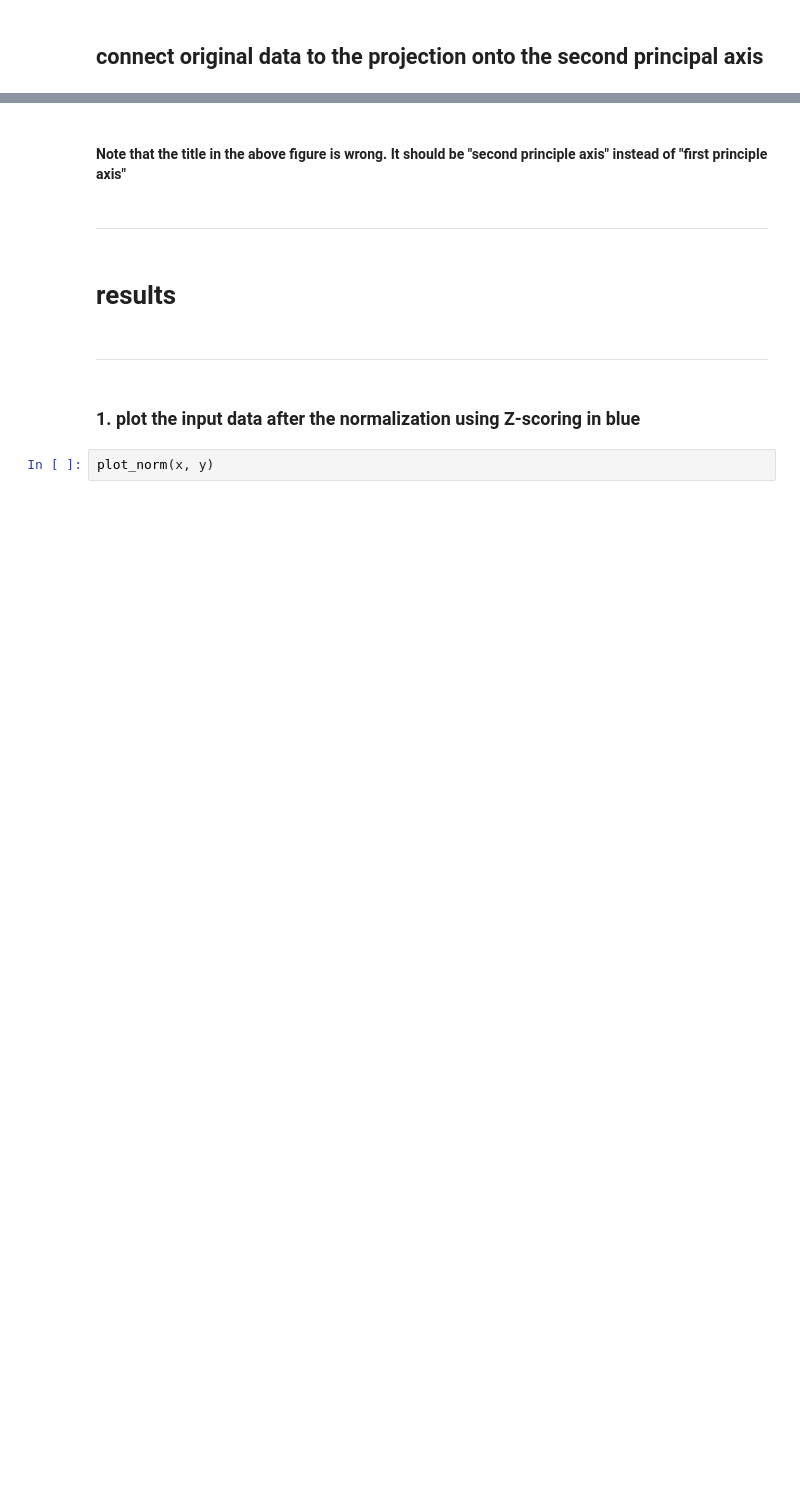
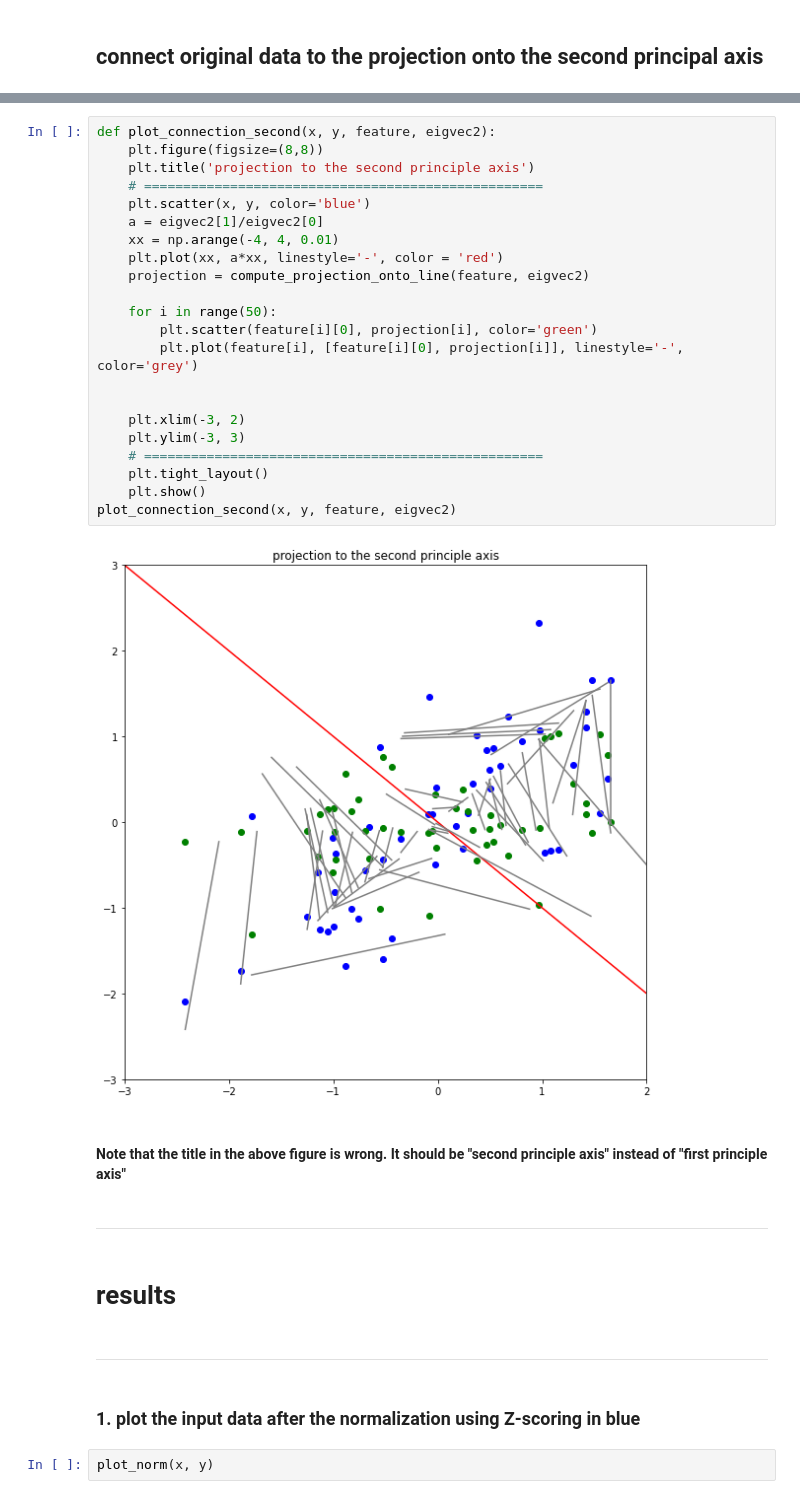
Before and after one commit to YJbonobono/assignment-machine-learning, a Jupyter notebook: 12/assignment_12_new.ipynb, the cells around one changed output, grey strips where cells are left out. Saved outputs shown, nothing was run; the diff lists cells and outputs as text; blank space fills up the shorter version.

```diff
--- a/12/assignment_12_new.ipynb
+++ b/12/assignment_12_new.ipynb
@@ -282,3 +286,27 @@ plt.show()
+# %%
+def plot_connection_second(x, y, feature, eigvec2):
+    plt.figure(figsize=(8,8))
+    plt.title('projection to the second principle axis')
+    # ===================================================
+    plt.scatter(x, y, color='blue')
+    a = eigvec2[1]/eigvec2[0]
+    xx = np.arange(-4, 4, 0.01)
+    plt.plot(xx, a*xx, linestyle='-', color = 'red')
+    projection = compute_projection_onto_line(feature, eigvec2)
+
+    for i in range(50):
+        plt.scatter(feature[i][0], projection[i], color='green')
+        plt.plot(feature[i], [feature[i][0], projection[i]], linestyle='-', color='grey')
+
+
+    plt.xlim(-3, 2)
+    plt.ylim(-3, 3)
+    # ===================================================
+    plt.tight_layout()
+    plt.show()
+plot_connection_second(x, y, feature, eigvec2)
+# %% [output]
+[figure, added]
 # %% [markdown]
 #### Note that the title in the above figure is wrong. It should be "second principle axis" instead of "first principle axis"
 # %% [markdown]
```
Also changed, not shown: parts of 12 cells of this notebook.
